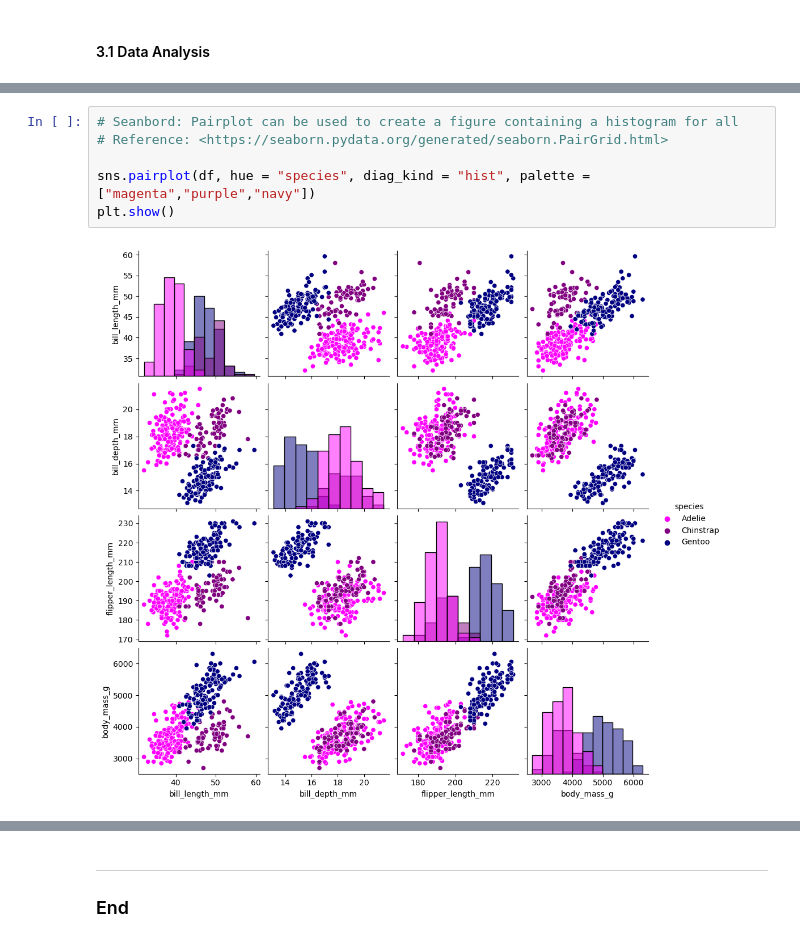
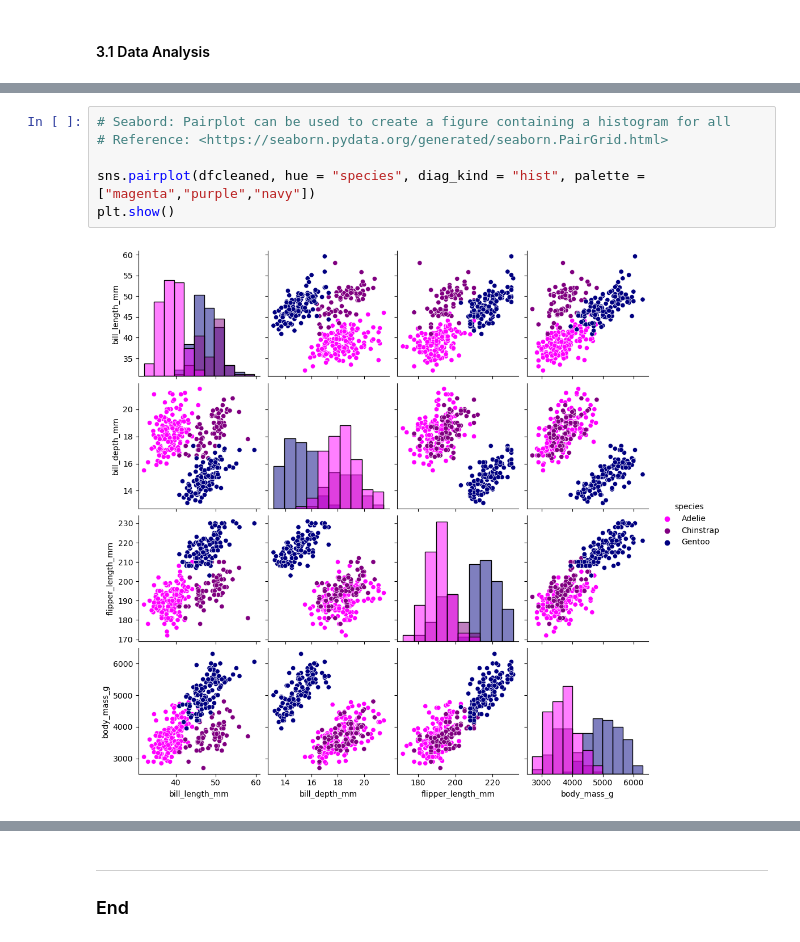
Before and after one commit to Laura6826/PofDA-mywork, a Jupyter notebook: penguins.ipynb, the cells around one changed output, grey strips where cells are left out. Cells and saved outputs as stored; diff of their text form.

```diff
--- a/penguins.ipynb
+++ b/penguins.ipynb
@@ -311,8 +336,8 @@ summary_gentoo
 # %%
-# Seanbord: Pairplot can be used to create a figure containing a histogram for all
+# Seabord: Pairplot can be used to create a figure containing a histogram for all
 # Reference: <https://seaborn.pydata.org/generated/seaborn.PairGrid.html>
 
-sns.pairplot(df, hue = "species", diag_kind = "hist", palette = ["magenta","purple","navy"])
+sns.pairplot(dfcleaned, hue = "species", diag_kind = "hist", palette = ["magenta","purple","navy"])
 plt.show()
 # %% [output]
-[figure, old version]
+[figure, new version]
```
Also changed, not shown: parts of 18 cells of this notebook.
